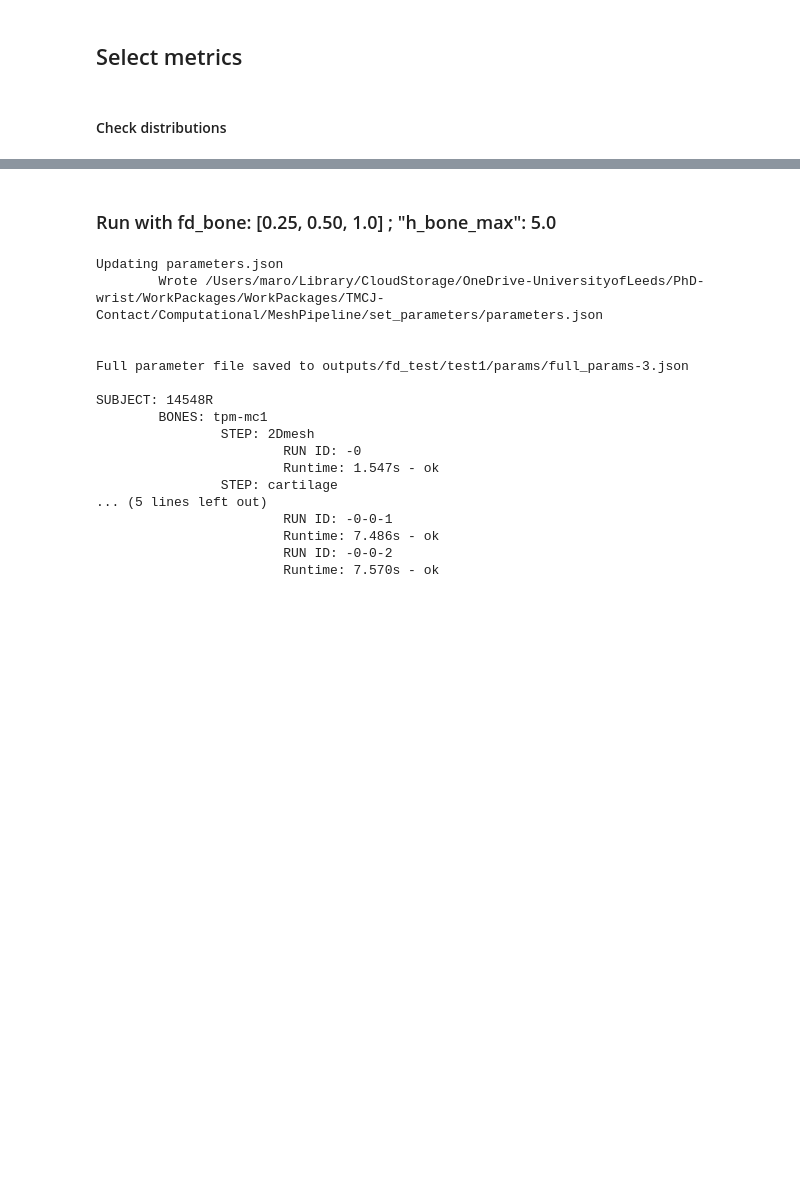
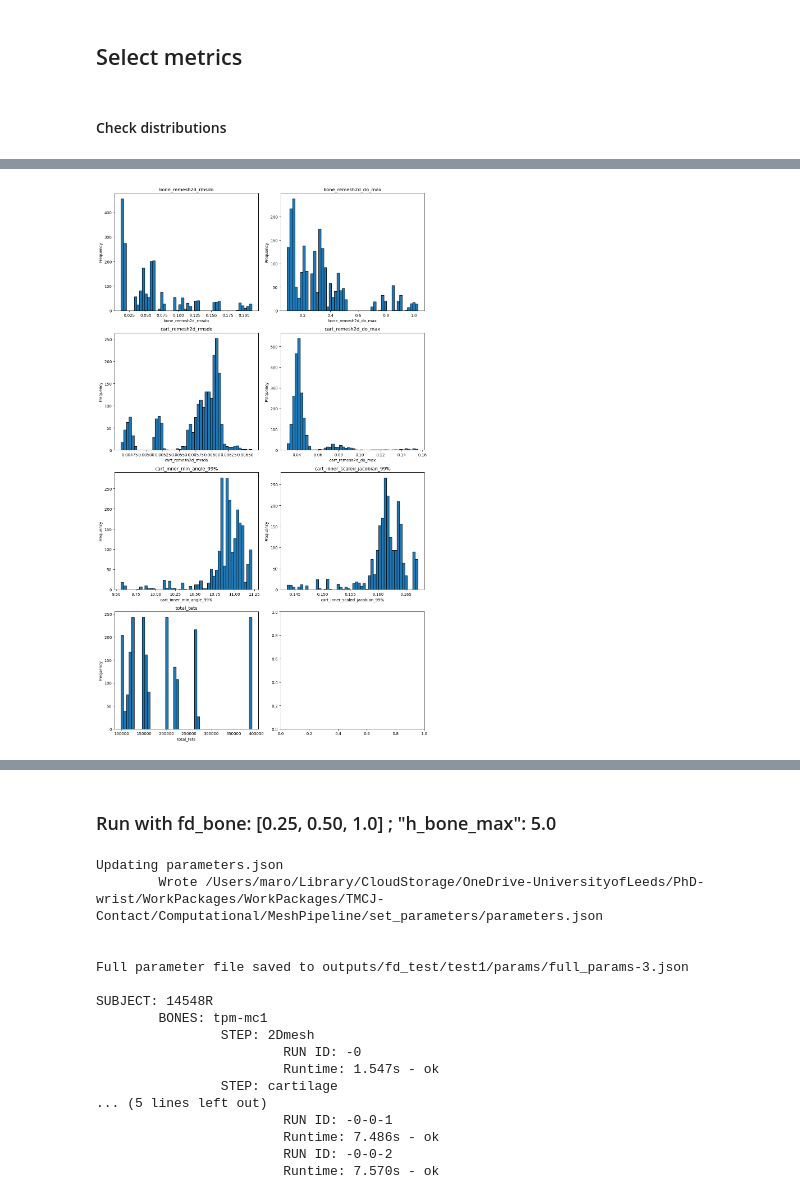
Before and after one commit to MattyOram/phd, a Jupyter notebook: WorkPackages/TMCJ-Contact/Computational/notebooks/MeshPipeline/ParamOptimisation/criteria3D/study1-analyseMetrics-box.ipynb, the cells around one changed output, grey strips where cells are left out. Cells and saved outputs as stored; diff of their text form; code cells hidden in the pictures; blank space fills up the shorter version.

```diff
--- a/WorkPackages/TMCJ-Contact/Computational/notebooks/MeshPipeline/ParamOptimisation/criteria3D/study1-analyseMetrics-box.ipynb
+++ b/WorkPackages/TMCJ-Contact/Computational/notebooks/MeshPipeline/ParamOptimisation/criteria3D/study1-analyseMetrics-box.ipynb
@@ -123,0 +320,24 @@ plt.show()
+# %%
+from pathlib import Path
+import pandas as pd
+import matplotlib.pyplot as plt
+
+
+out_dir = Path('outputs/study1-meshFix')
+
+df_param = pd.read_csv(out_dir / 'params.csv')
+df_runtime = pd.read_csv(out_dir / 'runtimes.csv')
+print('Max runtime:', f'{df_runtime['runtime'].max():.2f} s')
+
+prefix = ['study1a', 'study1b', 'study1c']
+df_bone, df_cart, df_qual = [], [], []
+for p in prefix:
+    df_bone.append(pd.read_csv(out_dir / f'{p}-boneMetrics.csv'))
+    df_cart.append(pd.read_csv(out_dir / f'{p}-cartMetrics.csv'))
+    df_qual.append(pd.read_csv(out_dir / f'{p}-qualMetrics.csv'))
+df_bone = pd.concat(df_bone).copy()
+df_cart = pd.concat(df_cart).copy()
+df_qual = pd.concat(df_qual).copy()
+df_qual['total_tets'] = df_qual['bone_n_cells'] + df_qual['cart_n_cells']
+
+df_param
@@ -123,0 +413,17 @@ plt.show()
+# %%
+fig, ax = plt.subplots(4, 2, figsize=(12, 20))
+ax = ax.flatten()
+
+for i, metric in enumerate(metrics):
+    values = df[metric]#[df_param['fd_bone']==0.8]
+    # Histogram
+    ax[i].hist(values, bins=50, edgecolor='black')
+    ax[i].set_title(metric)
+    ax[i].set_xlabel(metric)
+    ax[i].set_ylabel('Frequency')
+
+
+plt.tight_layout()
+plt.show()
+# %% [output]
+[figure, added]
```
Also changed, not shown: parts of 27 cells of this notebook, 9 other files.
